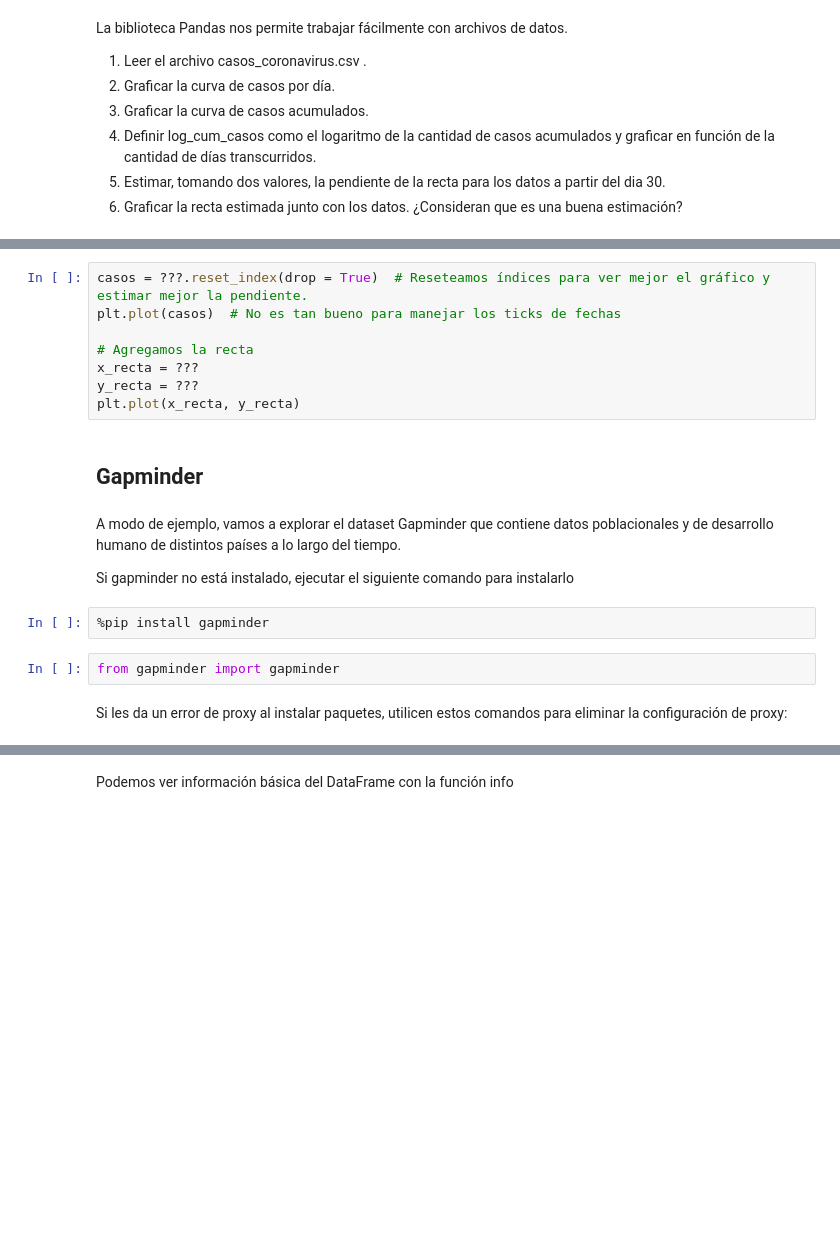
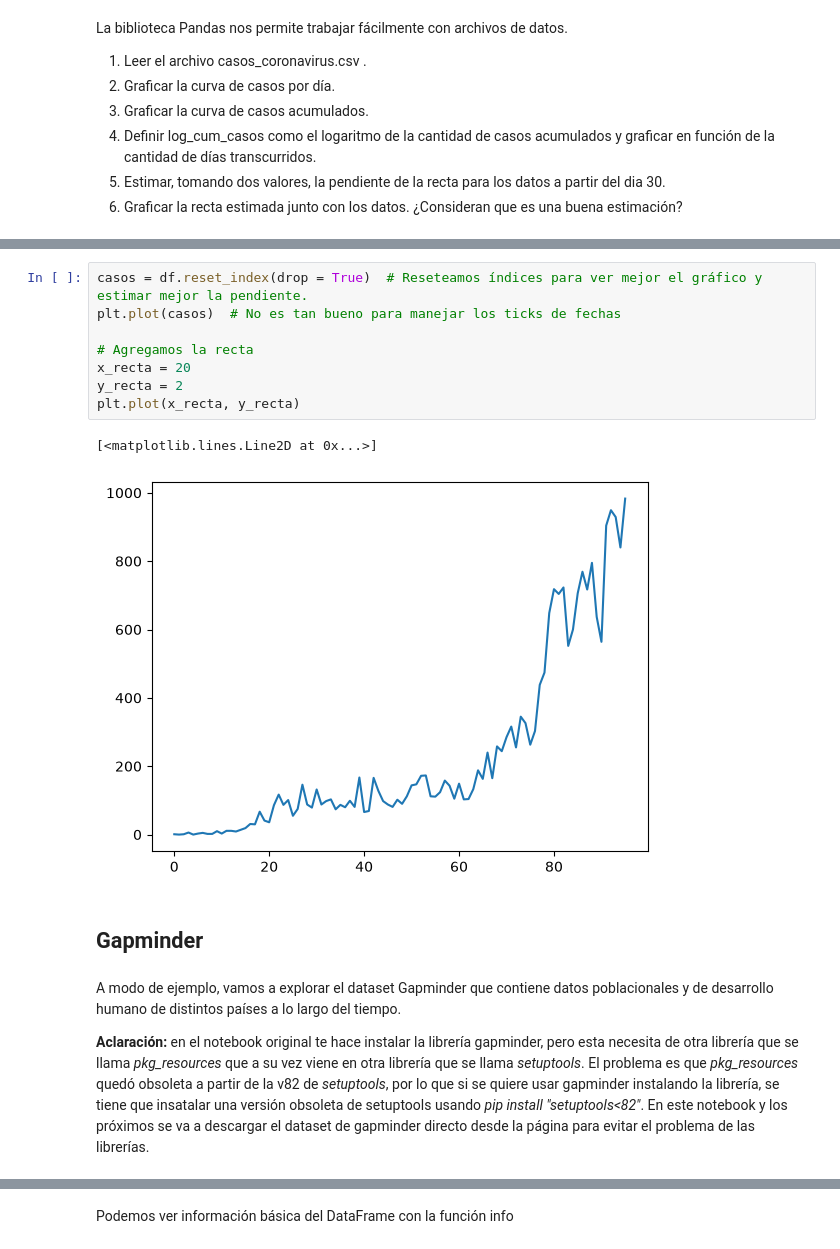
Before and after one commit to franamato/laboratorio-de-datos-1c2026, a Jupyter notebook: ldd-clase02-estadisticaDescriptiva.ipynb, the cells around one changed output, grey strips where cells are left out. Cells and saved outputs as stored; diff of their text form; blank space fills up the shorter version.

Commit message:
Notebook clase 2

```diff
--- a/ldd-clase02-estadisticaDescriptiva.ipynb
+++ b/ldd-clase02-estadisticaDescriptiva.ipynb
@@ -378,20 +472,17 @@ plt.plot(casos)
 # %%
-casos = ???.reset_index(drop = True)  # Reseteamos índices para ver mejor el gráfico y estimar mejor la pendiente.
+casos = df.reset_index(drop = True)  # Reseteamos índices para ver mejor el gráfico y estimar mejor la pendiente.
 plt.plot(casos)  # No es tan bueno para manejar los ticks de fechas
 
 # Agregamos la recta
-x_recta = ???
-y_recta = ???
+x_recta = 20
+y_recta = 2
 plt.plot(x_recta, y_recta)
+# %% [output]
+[<matplotlib.lines.Line2D at 0x...>]
+[figure, added]
 # %% [markdown]
 ## Gapminder
 # %% [markdown]
 A modo de ejemplo, vamos a explorar el dataset Gapminder que contiene datos poblacionales y de desarrollo humano de distintos países a lo largo del tiempo.
 
-Si gapminder no está instalado, ejecutar el siguiente comando para instalarlo
+**Aclaración:** en el notebook original te hace instalar la librería gapminder, pero esta necesita de otra librería que se llama _pkg_resources_ que a su vez viene en otra librería que se llama _setuptools_. El problema es que _pkg_resources_ quedó obsoleta a partir de la v82 de _setuptools_, por lo que si se quiere usar gapminder instalando la librería, se tiene que insatalar una versión obsoleta de setuptools usando _pip install "setuptools<82"_. En este notebook y los próximos se va a descargar el dataset de gapminder directo desde la página para evitar el problema de las librerías.
-# %%
-%pip install gapminder
-# %%
-from gapminder import gapminder
-# %% [markdown]
-Si les da un error de proxy al instalar paquetes, utilicen estos comandos para eliminar la configuración de proxy:
```
Also changed, not shown: parts of 86 cells of this notebook.
